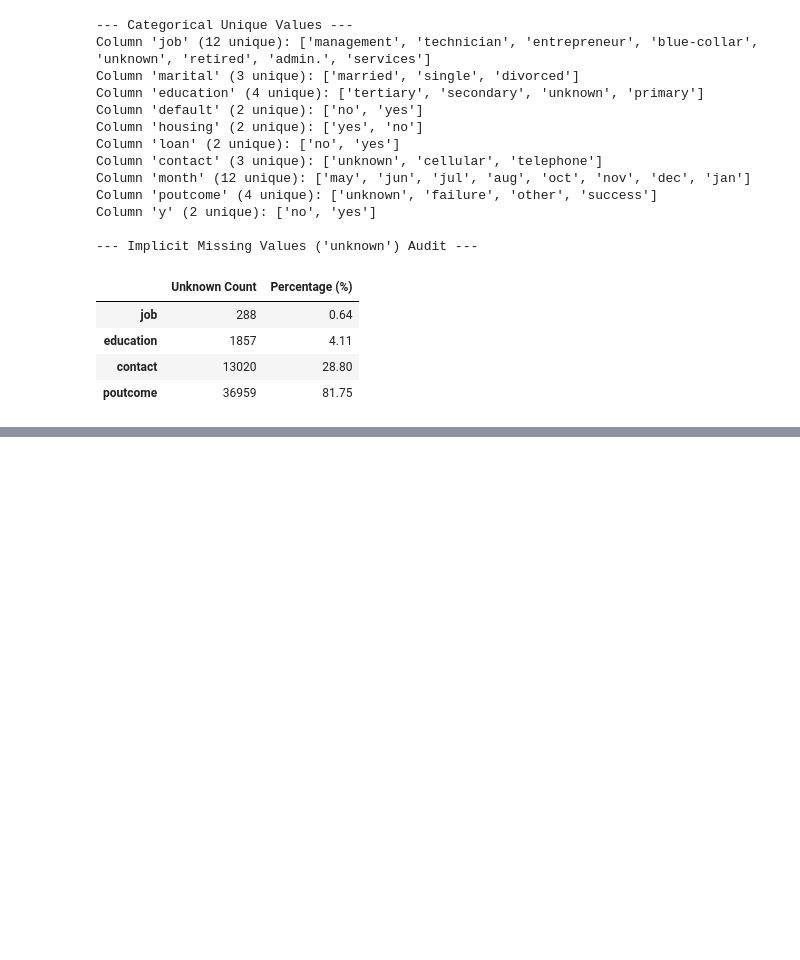
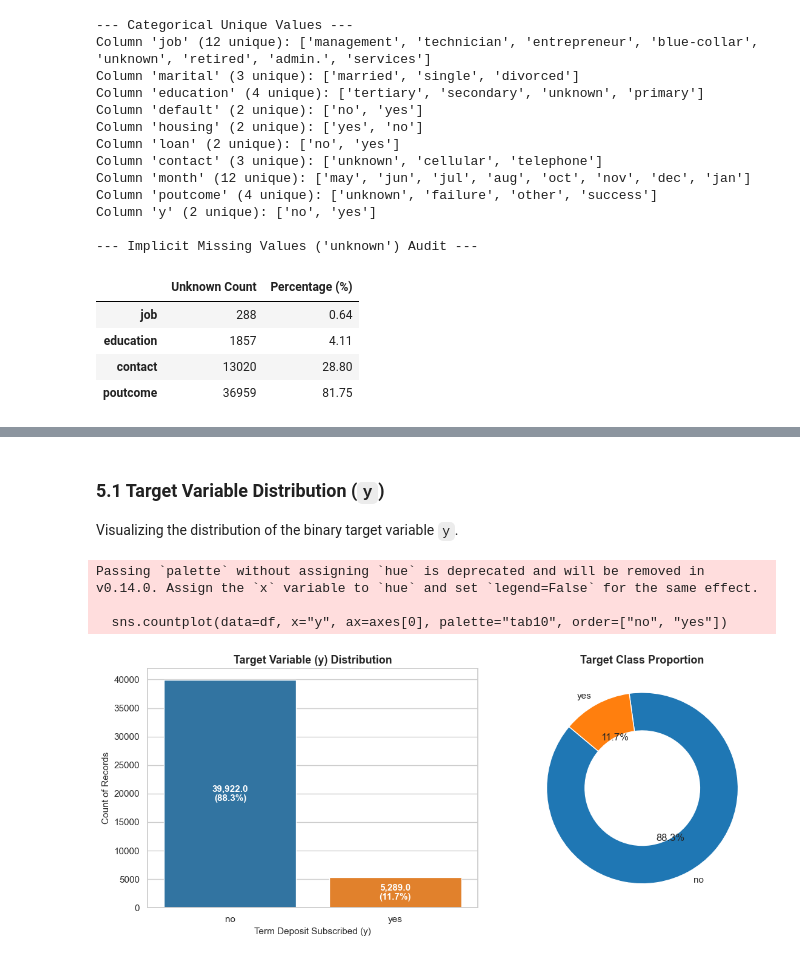
Before and after one commit to Sanjay1266/ML_Case_study, a Jupyter notebook: notebooks/classification.ipynb, the cells around one changed output, grey strips where cells are left out. Cells and saved outputs as stored; diff of their text form; code cells hidden in the pictures; blank space fills up the shorter version.

```diff
--- a/notebooks/classification.ipynb
+++ b/notebooks/classification.ipynb
@@ -266,0 +279,33 @@ Column 'y' (2 unique): ['no', 'yes']
+# %% [markdown]
+### 5.1 Target Variable Distribution (`y`)
+Visualizing the distribution of the binary target variable `y`.
+# %%
+fig, axes = plt.subplots(1, 2, figsize=(12, 5))
+
+# Target count plot
+sns.countplot(data=df, x="y", ax=axes[0], palette="tab10", order=["no", "yes"])
+axes[0].set_title("Target Variable (y) Distribution", fontsize=13, fontweight="bold")
+axes[0].set_xlabel("Term Deposit Subscribed (y)", fontsize=11)
+axes[0].set_ylabel("Count of Records", fontsize=11)
+
+# Annotate counts and percentages
+total_records = len(df)
+for p in axes[0].patches:
+    h = p.get_height()
+    axes[0].annotate(f"{h:,}\n({(h/total_records)*100:.1f}%)",
+                     (p.get_x() + p.get_width() / 2., h / 2),
+                     ha="center", va="center", fontsize=11, color="white", fontweight="bold")
+
+# Target proportion donut chart
+y_counts = df["y"].value_counts()
+axes[1].pie(y_counts, labels=y_counts.index, autopct="%1.1f%%", startangle=140,
+           colors=sns.color_palette("tab10")[:2], wedgeprops=dict(width=0.4, edgecolor="w"))
+axes[1].set_title("Target Class Proportion", fontsize=13, fontweight="bold")
+
+plt.tight_layout()
+plt.show()
+# %% [output]
+Passing `palette` without assigning `hue` is deprecated and will be removed in v0.14.0. Assign the `x` variable to `hue` and set `legend=False` for the same effect.
+
+  sns.countplot(data=df, x="y", ax=axes[0], palette="tab10", order=["no", "yes"])
+[figure, added]
```
Also changed, not shown: parts of 15 cells of this notebook.
